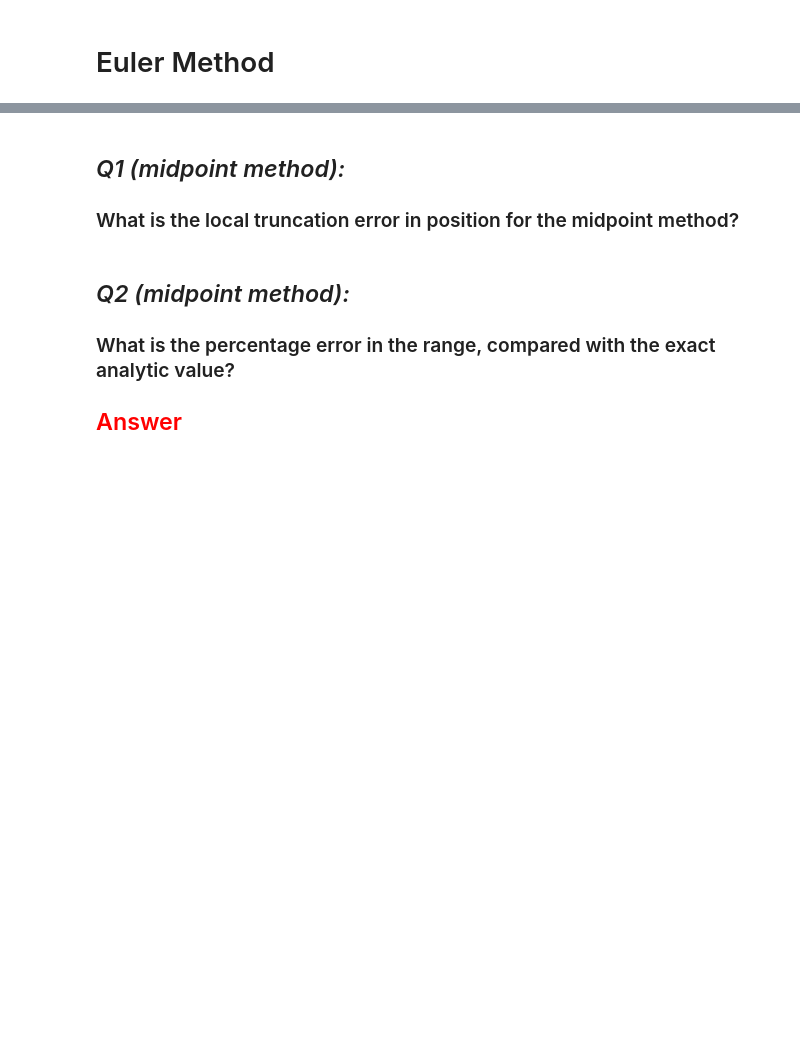
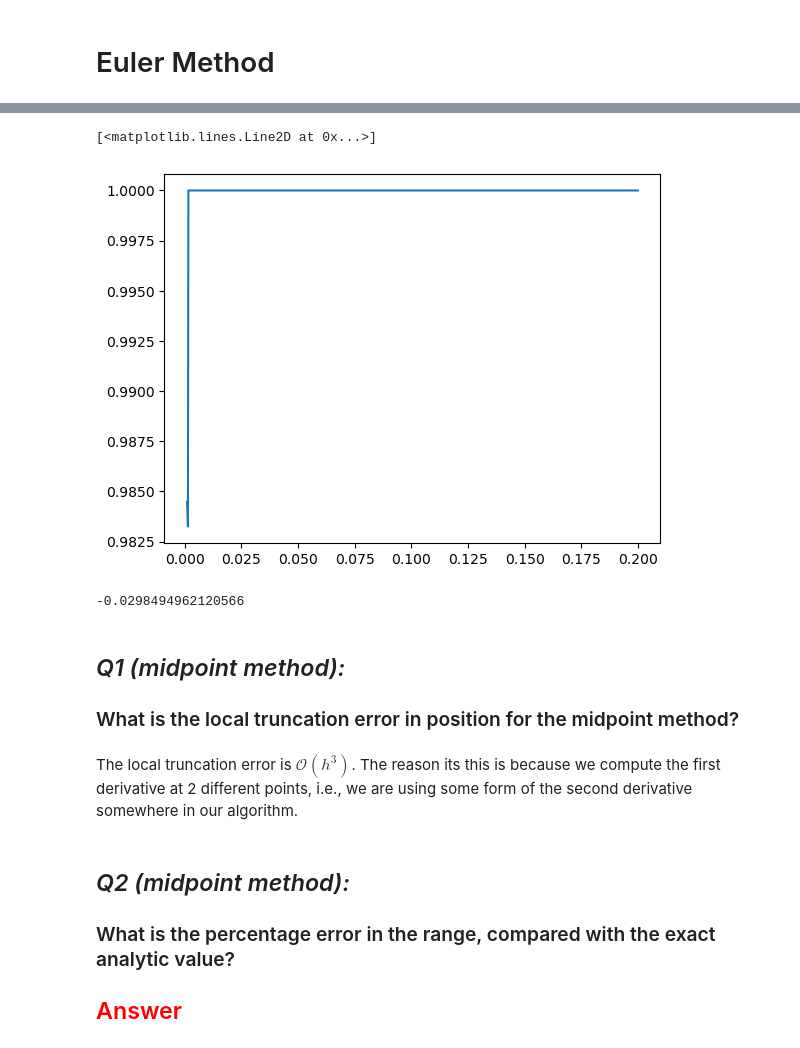
Before and after one commit to shigneedmeds/ComputationalPhysicsPython, a Jupyter notebook: labs/lab1.ipynb, the cells around one changed output, grey strips where cells are left out. Cells and saved outputs as stored; diff of their text form; code cells hidden in the pictures; blank space fills up the shorter version.

```diff
--- a/labs/lab1.ipynb
+++ b/labs/lab1.ipynb
@@ -65,6 +188,27 @@ def proj_euler(speed_m, angle, tau, dimTau=False):
+# %%
+tau = np.linspace(0.001, 0.2, 1000)
+perc = []
+
+for t in tau:
+    speed = 10
+    angle = np.pi/4
+    x, y, range_m, an_range_m = proj_midpoint(speed, angle, t)
+    p = (range_m - an_range_m)/an_range_m
+    perc.append(np.abs(p))
+
+plt.plot(tau, perc)
+# %% [output]
+[<matplotlib.lines.Line2D at 0x...>]
+[figure, added]
+# %%
+(range_m - an_range_m)/an_range_m
+# %% [output]
+-0.0298494962120566
 # %% [markdown]
 ## _Q1 (midpoint method):_
 ### What is the local truncation error in position for the midpoint method?
+# %% [markdown]
+The local truncation error is $\mathcal{O} (h^3)$. The reason its this is because we compute the first derivative at 2 different points, i.e., we are using some form of the second derivative somewhere in our algorithm.
 # %% [markdown]
 ## _Q2 (midpoint method):_
 ### What is the percentage error in the range, compared with the exact analytic value?
```
Also changed, not shown: parts of 6 cells of this notebook.
